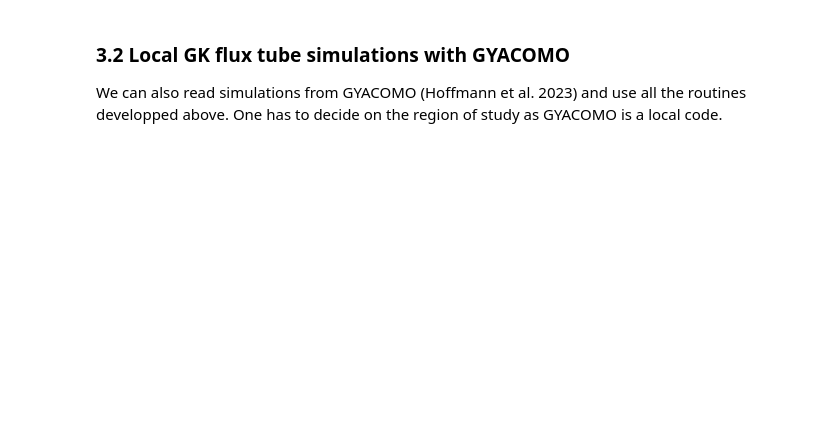
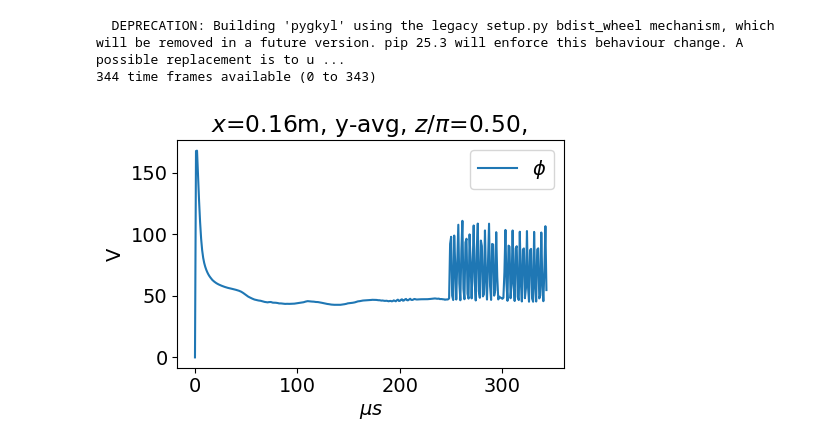
Before and after one commit to Antoinehoff/personal_gkyl_scripts, a Jupyter notebook: notebooks/asdex.ipynb, the cells around one changed output. Cells and saved outputs as stored; diff of their text form; code cells hidden in the pictures; blank space fills up the shorter version.

Commit message:
Simplify the notebook for asdex.

```diff
--- a/notebooks/asdex.ipynb
+++ b/notebooks/asdex.ipynb
@@ -463,4 +0,0 @@ if False: # set to True if you want to use the flan interface
-# %% [markdown]
-### 3.2 Local GK flux tube simulations with GYACOMO <a id="gyacomo"></a>
-We can also read simulations from GYACOMO (Hoffmann et al. 2023) and use all the routines developped above.
-One has to decide on the region of study as GYACOMO is a local code.
@@ -477,0 +1,46 @@ if False: # set to True if you want to use the GYACOMO interface
+# %%
+# First reset the pygkyl library
+import sys
+!rm -rf ~/personal_gkyl_scripts/pygkyl/pygkyl.egg-info
+!rm -rf ~/personal_gkyl_scripts/pygkyl/build
+!{sys.executable} -m pip install ~/personal_gkyl_scripts/pygkyl > ~/personal_gkyl_scripts/pygkyl/install.log
+
+import numpy as np
+import matplotlib.pyplot as plt
+import os
+
+# Configure plotting
+plt.rcParams["figure.figsize"] = (5,4)
+
+# Custom libraries and routines
+import pygkyl
+
+home_dir = os.path.expanduser("~")
+repo_dir = home_dir+'/personal_gkyl_scripts/'
+
+simdir='/pscratch/sd/d/dliu2/main/gkylzero/output_3x2v_3/'
+fileprefix='gk_bgk_im_asdex_3x2v_p1'
+
+simulation = pygkyl.simulation_configs.import_config('aug', simdir, fileprefix)
+
+simulation.normalization.set('t','mus') # time in micro-seconds
+simulation.normalization.set('y','Larmor radius') # binormal in term of reference sound Larmor radius
+simulation.normalization.set('z','pi') # parallel angle devided by pi
+simulation.normalization.set('fluid velocities','thermal velocity') # fluid velocity moments are normalized by the thermal velocity
+simulation.normalization.set('temperatures','eV') # temperatures in electron Volt
+simulation.normalization.set('pressures','Pa') # pressures in Pascal
+simulation.normalization.set('energies','MJ') # energies in mega Joules
+simulation.normalization.set('gradients','major radius') # gradients are normalized by the major radius
+
+sim_frames = simulation.available_frames['ion_MaxwellianMoments'] # you can check the available frames for each data type like ion_M0, ion_BiMaxwellian, etc.)
+print("%g time frames available (%g to %g)"%(len(sim_frames),sim_frames[0],sim_frames[-1]))
+# %% [output]
+  DEPRECATION: Building 'pygkyl' using the legacy setup.py bdist_wheel mechanism, which will be removed in a future version. pip 25.3 will enforce this behaviour change. A possible replacement is to u ...
+344 time frames available (0 to 343)
+# %%
+fieldnames = ['phi']
+cut_coords = [0.160,'avg',0.5]
+time_frames = sim_frames[:]
+pygkyl.plot_utils.plot_time_serie(simulation,fieldnames,cut_coords,time_frames)
+# %% [output]
+[figure, added]
```
Also changed, not shown: parts of 81 cells of this notebook.
